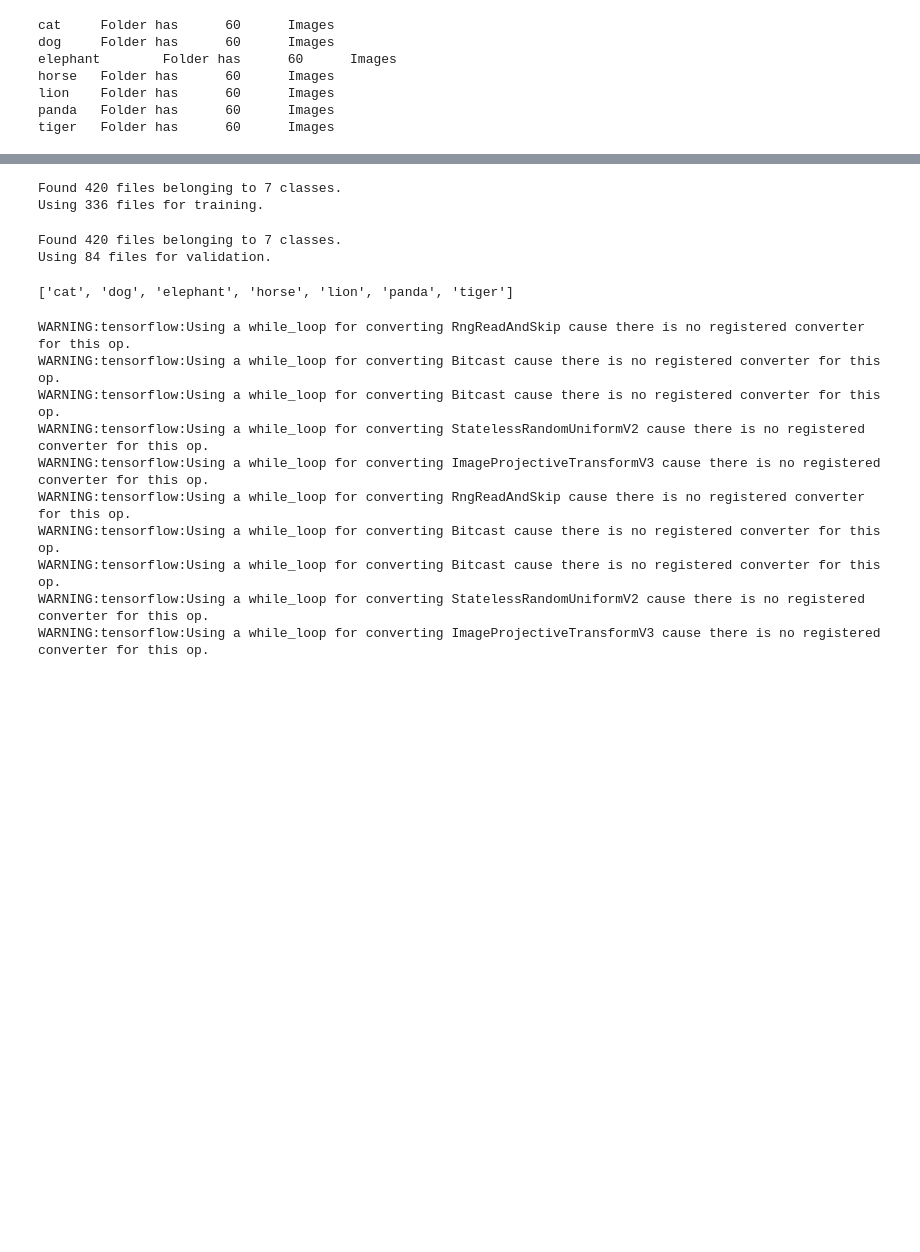
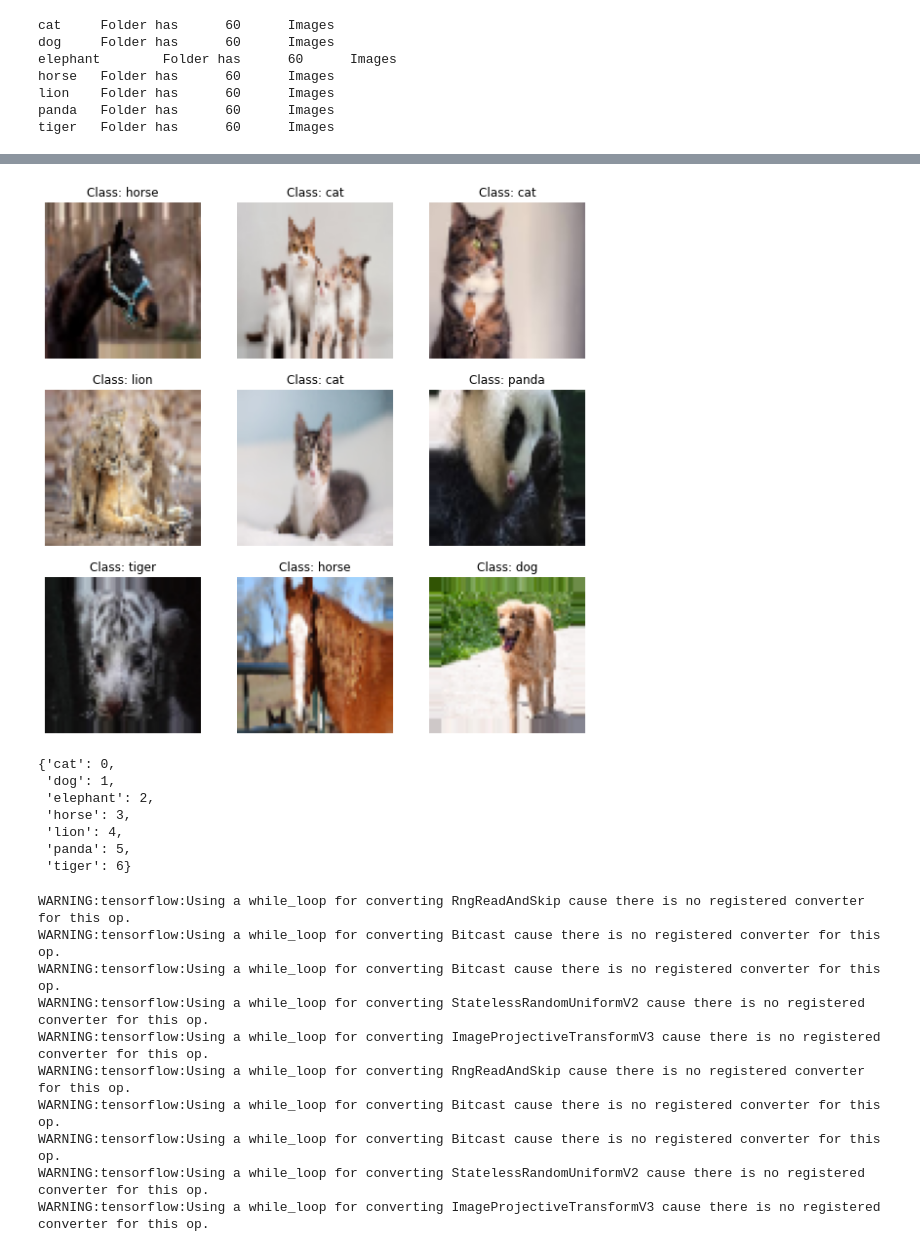
Before and after one commit to himanshusaini16/Image-Classification-Using-Deep-Learning, a Jupyter notebook: Animals.ipynb, the cells around one changed output, grey strips where cells are left out. Cells and saved outputs as stored; diff of their text form; code cells hidden in the pictures; blank space fills up the shorter version.

```diff
--- a/Animals.ipynb
+++ b/Animals.ipynb
@@ -29,16 +67,35 @@ print(count)
+# %%
+import matplotlib.pyplot as plt
+import numpy as np
+
+images, labels = next(training_set)
+
+class_indices = training_set.class_indices
+class_names = list(class_indices.keys())
+predicted_labels = np.argmax(labels, axis=1)
+
+# Plot images with class names
+plt.figure(figsize=(10, 10))
+for i in range(9):
+    plt.subplot(3, 3, i + 1)
+    plt.imshow(images[i])
+    plt.title(f"Class: {class_names[predicted_labels[i]]}")
+    plt.axis('off')
+plt.show()
+# %% [output]
+[figure, added]
 # %%
-training_set=tf.keras.utils.image_dataset_from_directory('animals/',validation_split=0.2,subset='training',seed=123,batch_size=32,image_size=(128,128))
+# training_set=tf.keras.utils.image_dataset_from_directory('animals/',validation_split=0.2,subset='training',seed=123,batch_size=32,image_size=(128,128))
-# %% [output]
-Found 420 files belonging to 7 classes.
-Using 336 files for training.
 # %%
-test_set=tf.keras.utils.image_dataset_from_directory('animals/',validation_split=0.2,subset='validation',seed=123,batch_size=32,image_size=(128,128))
+# test_set=tf.keras.utils.image_dataset_from_directory('animals/',validation_split=0.2,subset='validation',seed=123,batch_size=32,image_size=(128,128))
-# %% [output]
-Found 420 files belonging to 7 classes.
-Using 84 files for validation.
 # %%
-animal_names= training_set.class_names
-animal_names
+test_set.class_indices
 # %% [output]
-['cat', 'dog', 'elephant', 'horse', 'lion', 'panda', 'tiger']
+{'cat': 0,
+ 'dog': 1,
+ 'elephant': 2,
+ 'horse': 3,
+ 'lion': 4,
+ 'panda': 5,
+ 'tiger': 6}
 # %%
```
Also changed, not shown: parts of 40 cells of this notebook, 1 other file.
